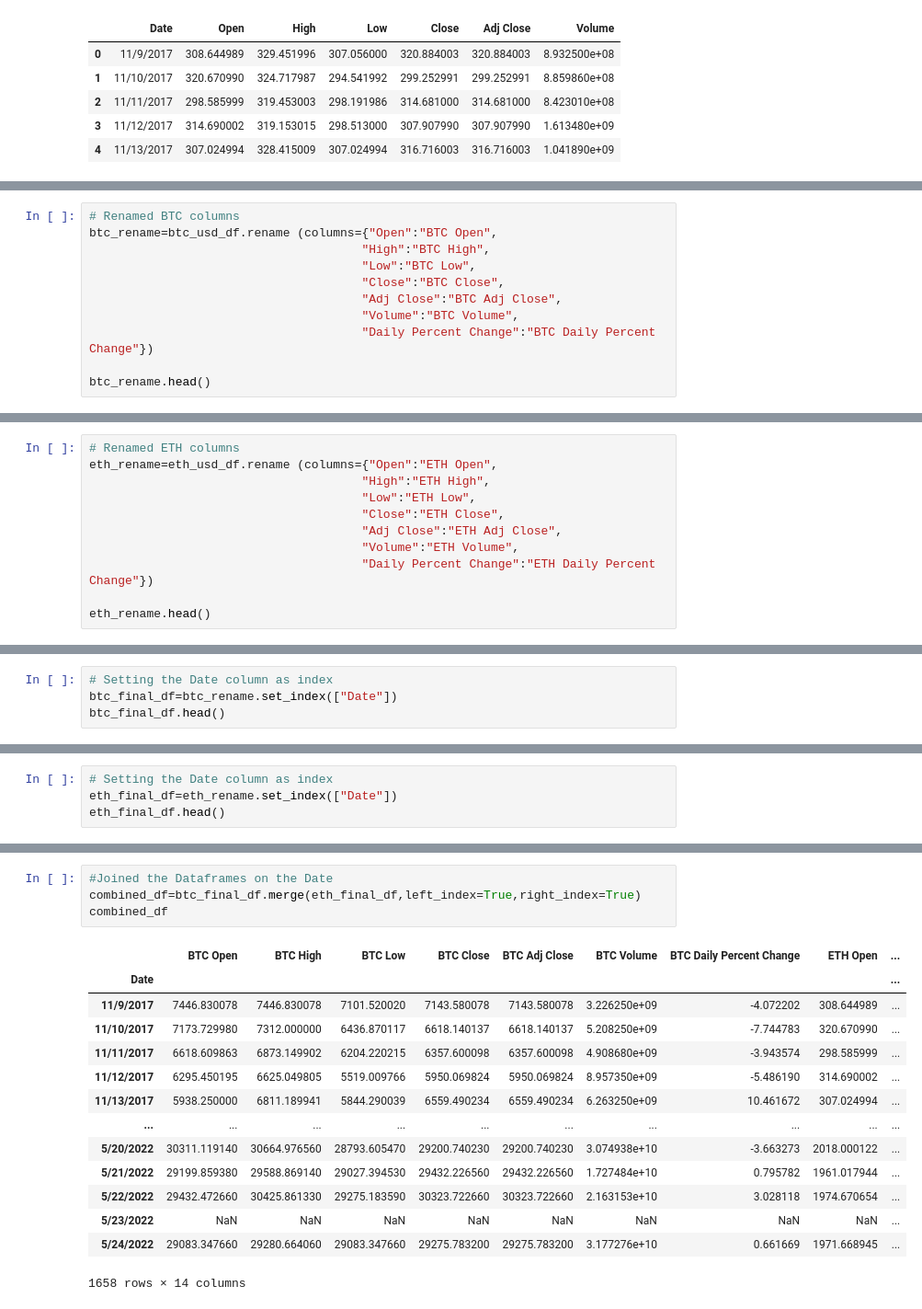
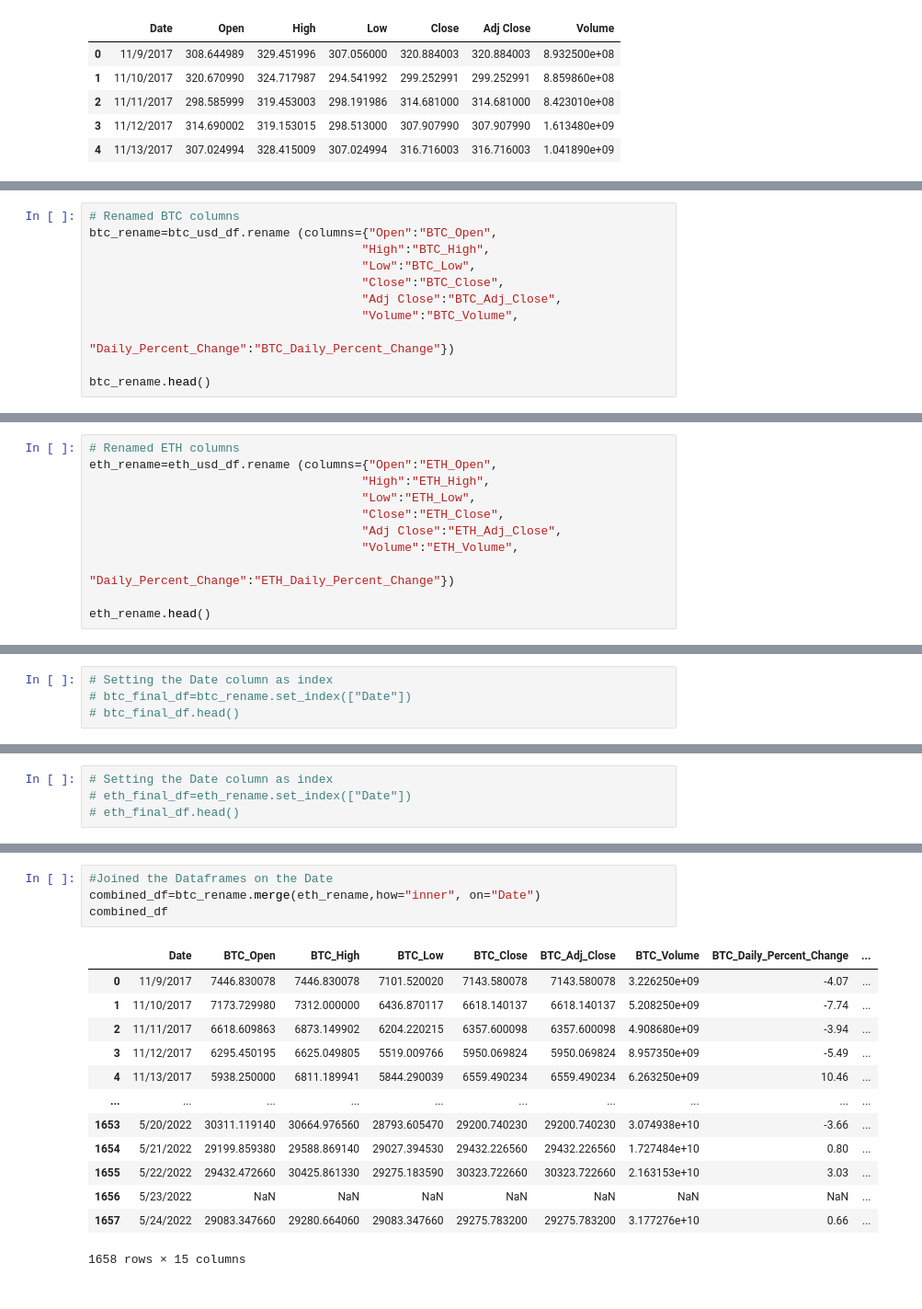
Before and after one commit to skdabra30/Project_2, a Jupyter notebook: JupyterNotebook_DataSets.ipynb, the cells around one changed output, grey strips where cells are left out. Shown at 92% size. Cells and saved outputs as stored; diff of their text form.

```diff
--- a/JupyterNotebook_DataSets.ipynb
+++ b/JupyterNotebook_DataSets.ipynb
@@ -35,12 +49,12 @@ eth_usd_df["Daily Percent Change"] = eth_percent_change
 # %%
 # Renamed BTC columns
-btc_rename=btc_usd_df.rename (columns={"Open":"BTC Open",
-                                      "High":"BTC High",
-                                      "Low":"BTC Low",
-                                      "Close":"BTC Close",
-                                      "Adj Close":"BTC Adj Close",
-                                      "Volume":"BTC Volume",
-                                      "Daily Percent Change":"BTC Daily Percent Change"})
+btc_rename=btc_usd_df.rename (columns={"Open":"BTC_Open",
+                                      "High":"BTC_High",
+                                      "Low":"BTC_Low",
+                                      "Close":"BTC_Close",
+                                      "Adj Close":"BTC_Adj_Close",
+                                      "Volume":"BTC_Volume",
+                                      "Daily_Percent_Change":"BTC_Daily_Percent_Change"})
 
 btc_rename.head()
 # %% [output]
@@ -53,12 +67,12 @@ btc_rename.head()
 # %%
 # Renamed ETH columns
-eth_rename=eth_usd_df.rename (columns={"Open":"ETH Open",
-                                      "High":"ETH High",
-                                      "Low":"ETH Low",
-                                      "Close":"ETH Close",
-                                      "Adj Close":"ETH Adj Close",
-                                      "Volume":"ETH Volume",
-                                      "Daily Percent Change":"ETH Daily Percent Change"})
+eth_rename=eth_usd_df.rename (columns={"Open":"ETH_Open",
+                                      "High":"ETH_High",
+                                      "Low":"ETH_Low",
+                                      "Close":"ETH_Close",
+                                      "Adj Close":"ETH_Adj_Close",
+                                      "Volume":"ETH_Volume",
+                                      "Daily_Percent_Change":"ETH_Daily_Percent_Change"})
 
 eth_rename.head()
 # %% [output]
@@ -71,4 +85,4 @@ eth_rename.head()
 # %%
 # Setting the Date column as index
-btc_final_df=btc_rename.set_index(["Date"])
-btc_final_df.head()
+# btc_final_df=btc_rename.set_index(["Date"])
+# btc_final_df.head()
@@ -83,4 +89,4 @@ btc_final_df.head()
 # %%
 # Setting the Date column as index
-eth_final_df=eth_rename.set_index(["Date"])
-eth_final_df.head()
+# eth_final_df=eth_rename.set_index(["Date"])
+# eth_final_df.head()
@@ -95,22 +93,21 @@ eth_final_df.head()
 # %%
 #Joined the Dataframes on the Date
-combined_df=btc_final_df.merge(eth_final_df,left_index=True,right_index=True)
+combined_df=btc_rename.merge(eth_rename,how="inner", on="Date")
 combined_df
 # %% [output]
-|  | BTC Open | BTC High | BTC Low | BTC Close | BTC Adj Close | BTC Volume | BTC Daily Percent Change | ETH Open | ... |
-| Date |  |  |  |  |  |  |  |  | ... |
-| 11/9/2017 | 7446.830078 | 7446.830078 | 7101.520020 | 7143.580078 | 7143.580078 | 3.226250e+09 | -4.072202 | 308.644989 | ... |
-| 11/10/2017 | 7173.729980 | 7312.000000 | 6436.870117 | 6618.140137 | 6618.140137 | 5.208250e+09 | -7.744783 | 320.670990 | ... |
-| 11/11/2017 | 6618.609863 | 6873.149902 | 6204.220215 | 6357.600098 | 6357.600098 | 4.908680e+09 | -3.943574 | 298.585999 | ... |
-| 11/12/2017 | 6295.450195 | 6625.049805 | 5519.009766 | 5950.069824 | 5950.069824 | 8.957350e+09 | -5.486190 | 314.690002 | ... |
-| 11/13/2017 | 5938.250000 | 6811.189941 | 5844.290039 | 6559.490234 | 6559.490234 | 6.263250e+09 | 10.461672 | 307.024994 | ... |
+|  | Date | BTC_Open | BTC_High | BTC_Low | BTC_Close | BTC_Adj_Close | BTC_Volume | BTC_Daily_Percent_Change | ... |
+| 0 | 11/9/2017 | 7446.830078 | 7446.830078 | 7101.520020 | 7143.580078 | 7143.580078 | 3.226250e+09 | -4.07 | ... |
+| 1 | 11/10/2017 | 7173.729980 | 7312.000000 | 6436.870117 | 6618.140137 | 6618.140137 | 5.208250e+09 | -7.74 | ... |
+| 2 | 11/11/2017 | 6618.609863 | 6873.149902 | 6204.220215 | 6357.600098 | 6357.600098 | 4.908680e+09 | -3.94 | ... |
+| 3 | 11/12/2017 | 6295.450195 | 6625.049805 | 5519.009766 | 5950.069824 | 5950.069824 | 8.957350e+09 | -5.49 | ... |
+| 4 | 11/13/2017 | 5938.250000 | 6811.189941 | 5844.290039 | 6559.490234 | 6559.490234 | 6.263250e+09 | 10.46 | ... |
 | ... | ... | ... | ... | ... | ... | ... | ... | ... | ... |
-| 5/20/2022 | 30311.119140 | 30664.976560 | 28793.605470 | 29200.740230 | 29200.740230 | 3.074938e+10 | -3.663273 | 2018.000122 | ... |
-| 5/21/2022 | 29199.859380 | 29588.869140 | 29027.394530 | 29432.226560 | 29432.226560 | 1.727484e+10 | 0.795782 | 1961.017944 | ... |
-| 5/22/2022 | 29432.472660 | 30425.861330 | 29275.183590 | 30323.722660 | 30323.722660 | 2.163153e+10 | 3.028118 | 1974.670654 | ... |
-| 5/23/2022 | NaN | NaN | NaN | NaN | NaN | NaN | NaN | NaN | ... |
-| 5/24/2022 | 29083.347660 | 29280.664060 | 29083.347660 | 29275.783200 | 29275.783200 | 3.177276e+10 | 0.661669 | 1971.668945 | ... |
+| 1653 | 5/20/2022 | 30311.119140 | 30664.976560 | 28793.605470 | 29200.740230 | 29200.740230 | 3.074938e+10 | -3.66 | ... |
+| 1654 | 5/21/2022 | 29199.859380 | 29588.869140 | 29027.394530 | 29432.226560 | 29432.226560 | 1.727484e+10 | 0.80 | ... |
+| 1655 | 5/22/2022 | 29432.472660 | 30425.861330 | 29275.183590 | 30323.722660 | 30323.722660 | 2.163153e+10 | 3.03 | ... |
+| 1656 | 5/23/2022 | NaN | NaN | NaN | NaN | NaN | NaN | NaN | ... |
+| 1657 | 5/24/2022 | 29083.347660 | 29280.664060 | 29083.347660 | 29275.783200 | 29275.783200 | 3.177276e+10 | 0.66 | ... |
-1658 rows × 14 columns
+1658 rows × 15 columns
 # %%
 #Dropping null values
 combined_df = combined_df.dropna()
```
Also changed, not shown: parts of 18 cells of this notebook.
